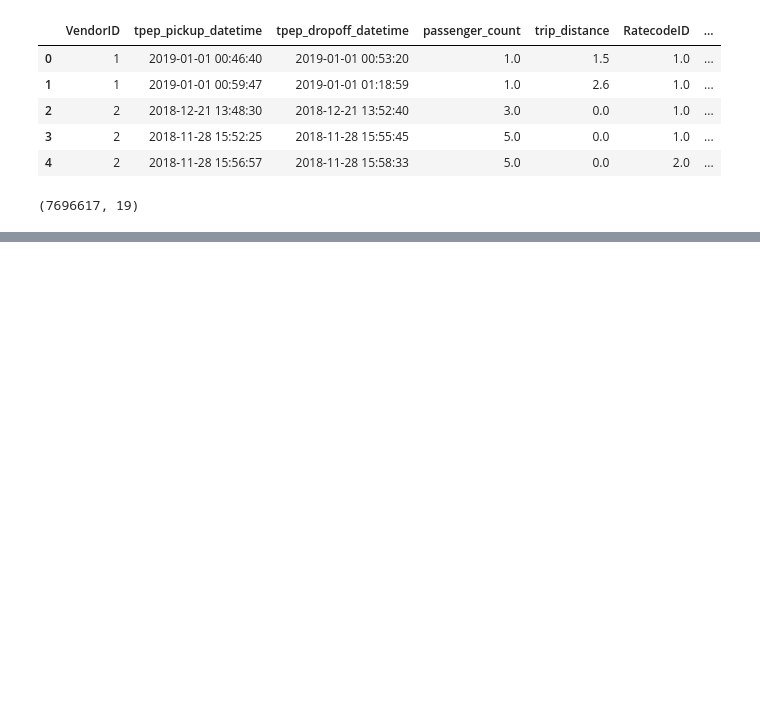
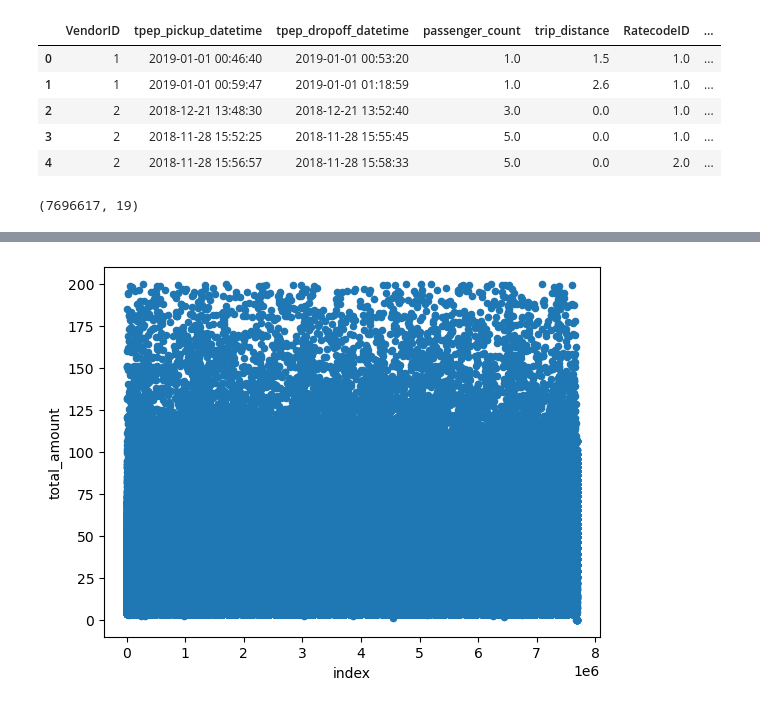
Before and after one commit to FeryelBoubeker/Taxi_income_Analasyst, a Jupyter notebook: main.ipynb, the cells around one changed output, grey strips where cells are left out. Saved outputs shown, nothing was run; the diff lists cells and outputs as text; code cells hidden in the pictures; blank space fills up the shorter version.

```diff
--- a/main.ipynb
+++ b/main.ipynb
@@ -17,0 +153,5 @@ taxi_df.shape
+# %%
+taxi_df.reset_index().plot(x ='index', y= 'total_amount', kind = 'scatter')
+plt.show()
+# %% [output]
+[figure, added]
```
Also changed, not shown: parts of 51 cells of this notebook.
